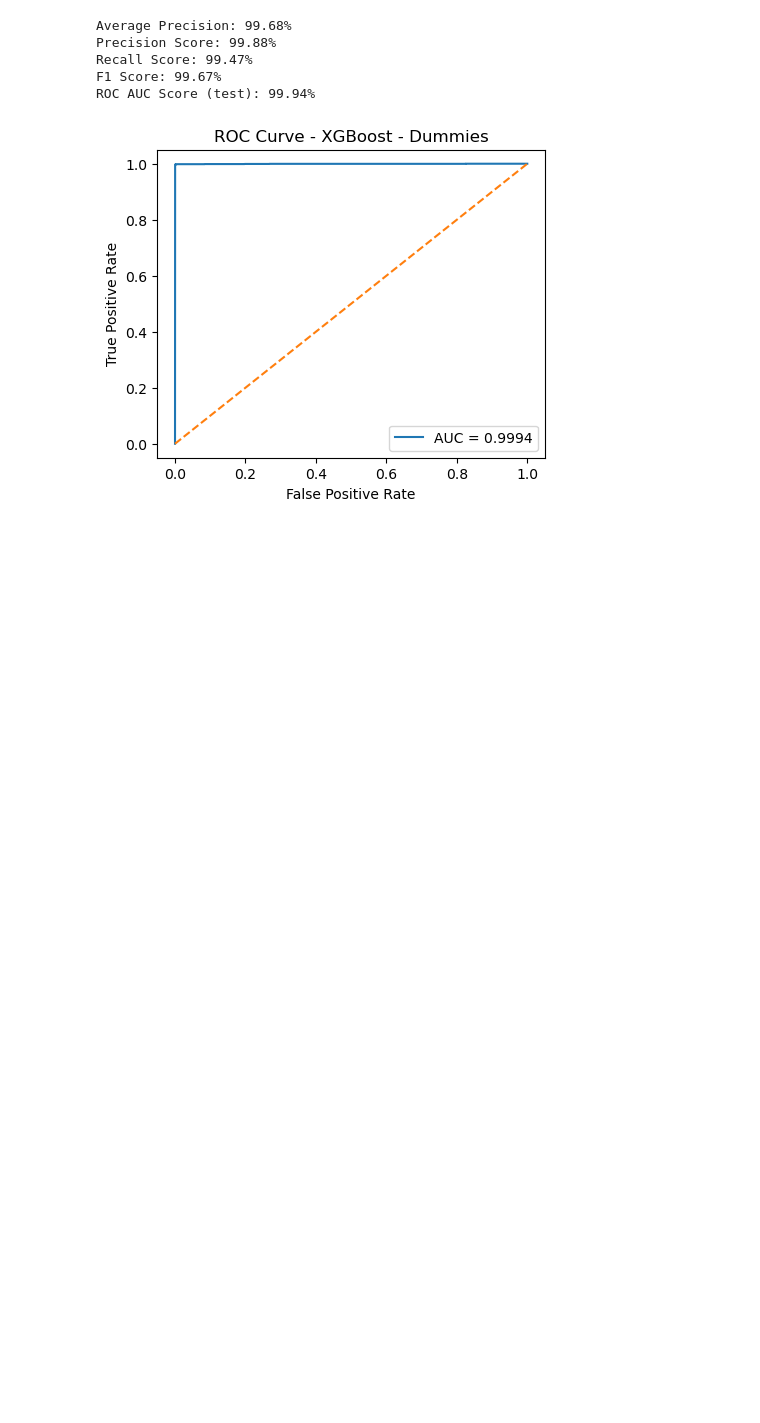
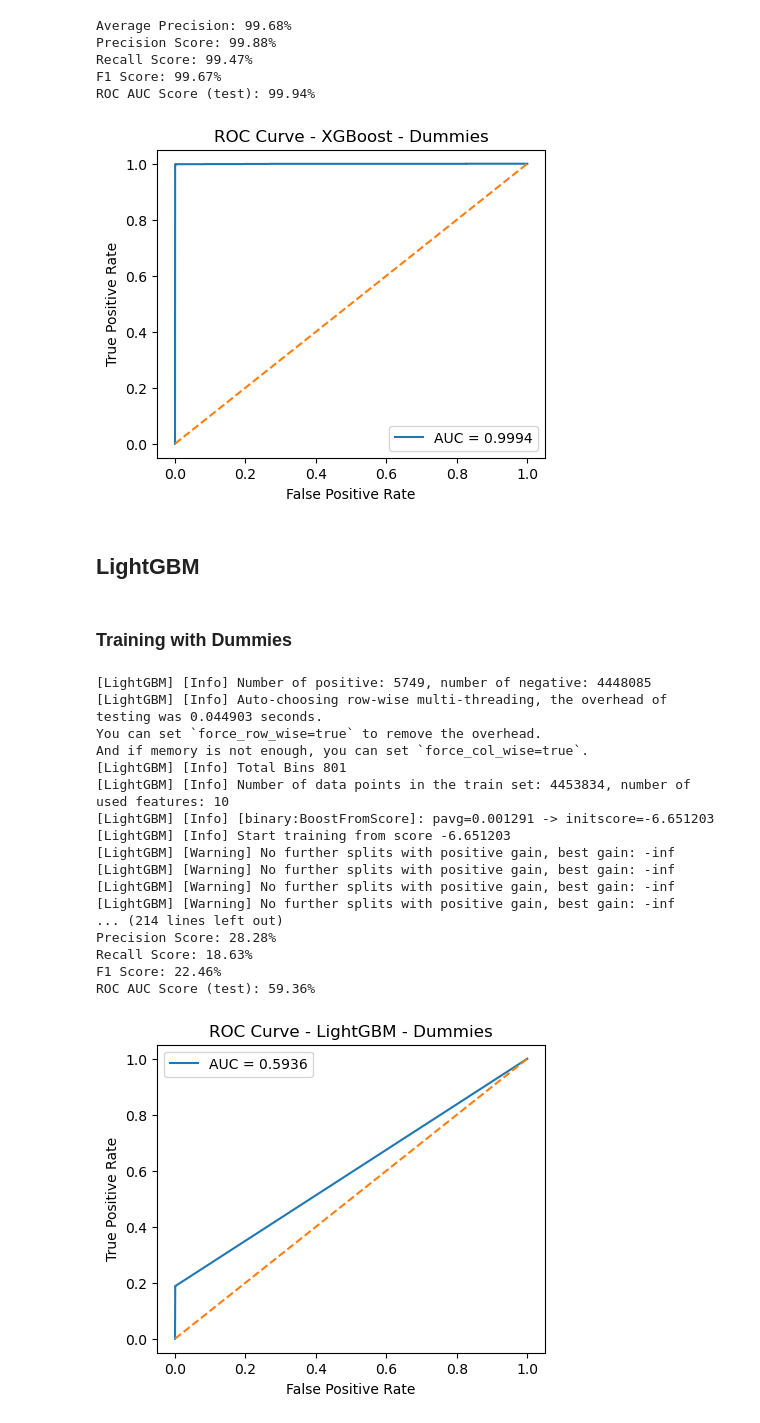
Before and after one commit to AndreNB1702/fraud-classifier, a Jupyter notebook: fraud-classifier.ipynb, the cells around one changed output. Cells and saved outputs as stored; diff of their text form; code cells hidden in the pictures; blank space fills up the shorter version.

Commit message:
LightGBM

```diff
--- a/fraud-classifier.ipynb
+++ b/fraud-classifier.ipynb
@@ -422,3 +422,38 @@ Recall Score: 99.47%
 F1 Score: 99.67%
 ROC AUC Score (test): 99.94%
 [figure]
+# %% [markdown]
+## LightGBM
+# %%
+lgbm = LGBMClassifier(
+    n_estimators=300,
+    learning_rate=0.05,
+    num_leaves=31,
+    subsample=0.8,
+    colsample_bytree=0.8,
+    random_state=42,
+    n_jobs=-1
+)
+# %% [markdown]
+### Training with Dummies
+# %%
+model(lgbm, X_train_ohe, y_train_ohe, X_test_ohe, y_test_ohe, title = 'LightGBM - Dummies')
+# %% [output]
+[LightGBM] [Info] Number of positive: 5749, number of negative: 4448085
+[LightGBM] [Info] Auto-choosing row-wise multi-threading, the overhead of testing was 0.044903 seconds.
+You can set `force_row_wise=true` to remove the overhead.
+And if memory is not enough, you can set `force_col_wise=true`.
+[LightGBM] [Info] Total Bins 801
+[LightGBM] [Info] Number of data points in the train set: 4453834, number of used features: 10
+[LightGBM] [Info] [binary:BoostFromScore]: pavg=0.001291 -> initscore=-6.651203
+[LightGBM] [Info] Start training from score -6.651203
+[LightGBM] [Warning] No further splits with positive gain, best gain: -inf
+[LightGBM] [Warning] No further splits with positive gain, best gain: -inf
+[LightGBM] [Warning] No further splits with positive gain, best gain: -inf
+[LightGBM] [Warning] No further splits with positive gain, best gain: -inf
+... (214 lines left out)
+Precision Score: 28.28%
+Recall Score: 18.63%
+F1 Score: 22.46%
+ROC AUC Score (test): 59.36%
+[figure, added]
```
Also changed, not shown: parts of 11 cells of this notebook.
